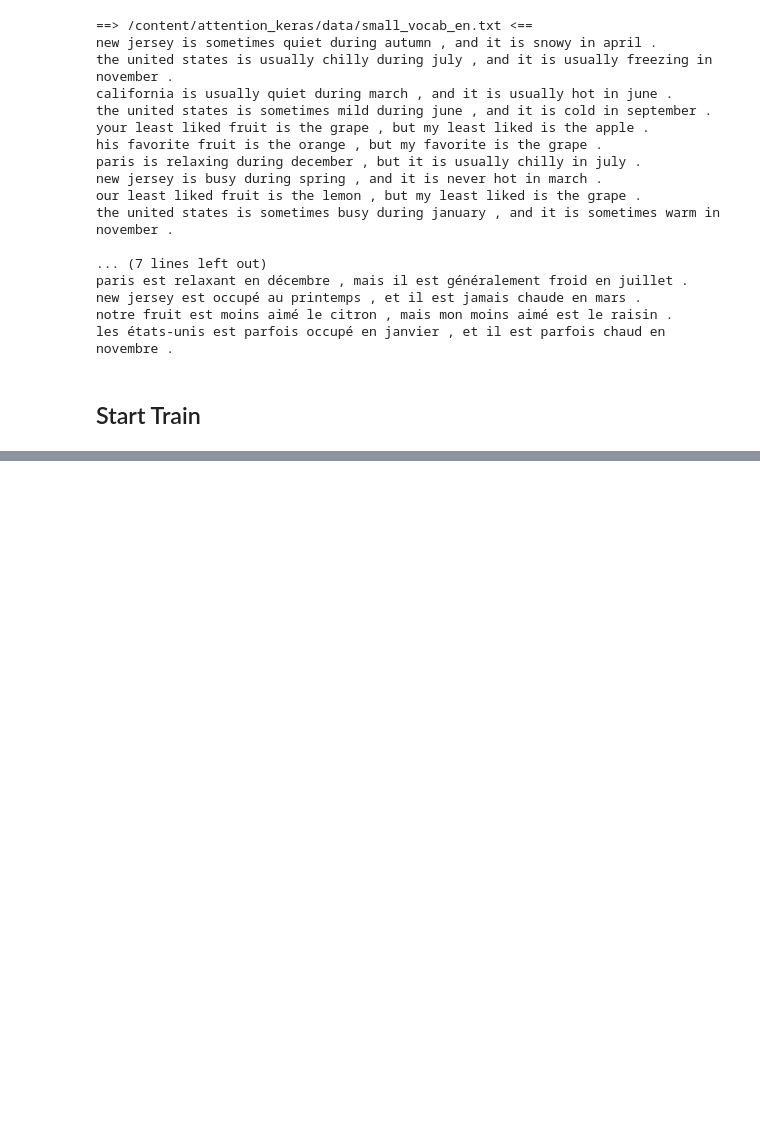
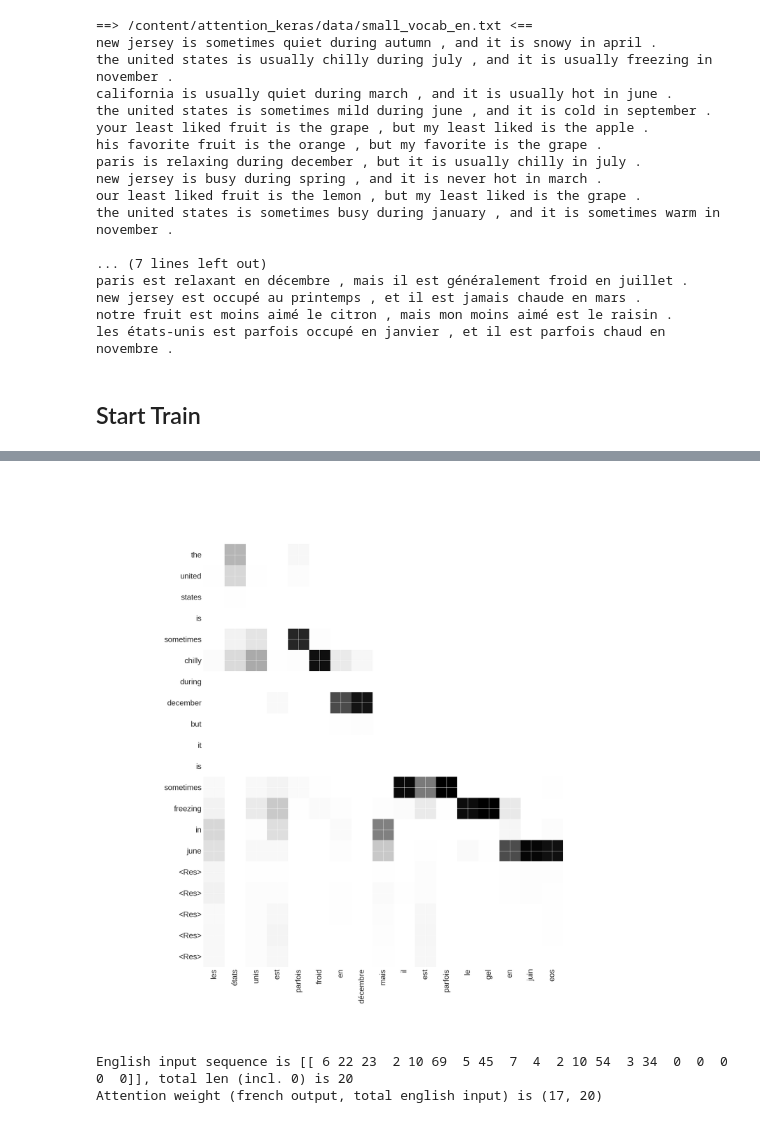
Before and after one commit to hailusong/attention, a Jupyter notebook: keras_attention_tf2.ipynb, the cells around one changed output, grey strips where cells are left out. Saved outputs shown, nothing was run; the diff lists cells and outputs as text; code cells hidden in the pictures; blank space fills up the shorter version.

```diff
--- a/keras_attention_tf2.ipynb
+++ b/keras_attention_tf2.ipynb
@@ -110,3 +110,15 @@ Loss in epoch 10: 0.011888029850529275
 Translating: the united states is sometimes chilly during december , but it is sometimes freezing in june .
 
         French: les états unis est parfois froid en décembre mais il est parfois le gel en juin eos
+# %%
+# plt.show()
+from IPython.display import Image
+Image(filename='../results/attention.png', width=800)
+# %% [output]
+[figure, added]
+# %%
+print(f'English input sequence is {test_en_seq}, total len (incl. 0) is {len(test_en_seq[0])}')
+print(f'Attention weight (french output, total english input) is ({len(attn_weights)}, {len(attn_weights[0][1][0][0])})')
+# %% [output]
+English input sequence is [[ 6 22 23  2 10 69  5 45  7  4  2 10 54  3 34  0  0  0  0  0]], total len (incl. 0) is 20
+Attention weight (french output, total english input) is (17, 20)
```
Also changed, not shown: parts of 3 cells of this notebook.
